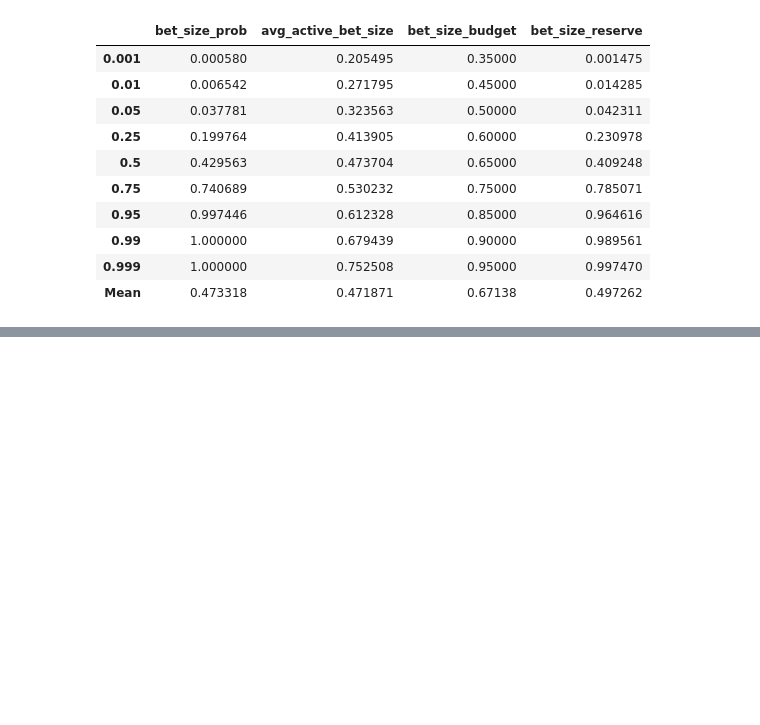
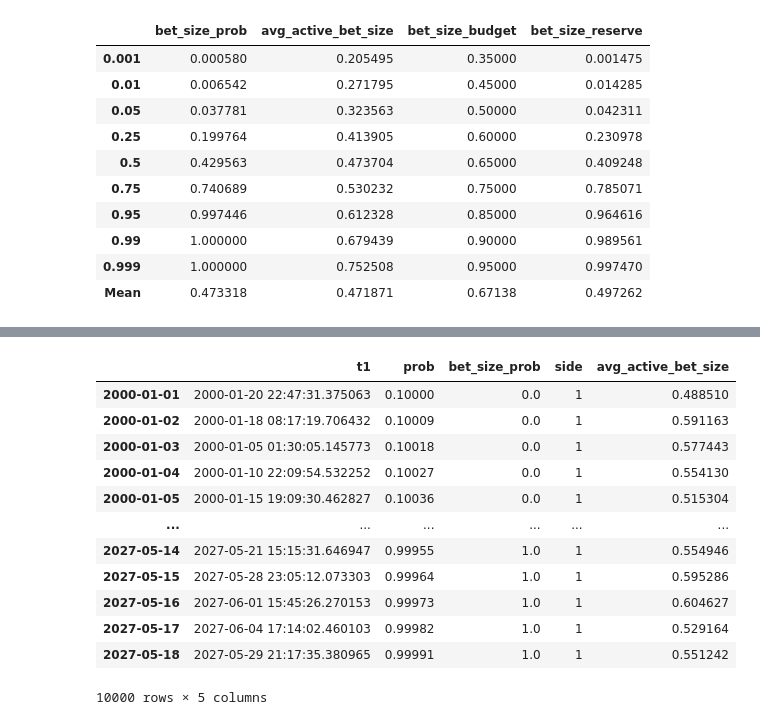
Before and after one commit to Tommylee1013/FinancialMachineLearning, a Jupyter notebook: Notes/Machine Learning Modeling/Betting_size.ipynb, the cells around one changed output, grey strips where cells are left out. Cells and saved outputs as stored; diff of their text form; code cells hidden in the pictures; blank space fills up the shorter version.

```diff
--- a/Notes/Machine Learning Modeling/Betting_size.ipynb
+++ b/Notes/Machine Learning Modeling/Betting_size.ipynb
@@ -242,0 +306,16 @@ Quantiles of the bet size values as calculated in the previous exercises:
+# %%
+events_10_5
+# %% [output]
+|  | t1 | prob | bet_size_prob | side | avg_active_bet_size |
+| 2000-01-01 | 2000-01-20 22:47:31.375063 | 0.10000 | 0.0 | 1 | 0.488510 |
+| 2000-01-02 | 2000-01-18 08:17:19.706432 | 0.10009 | 0.0 | 1 | 0.591163 |
+| 2000-01-03 | 2000-01-05 01:30:05.145773 | 0.10018 | 0.0 | 1 | 0.577443 |
+| 2000-01-04 | 2000-01-10 22:09:54.532252 | 0.10027 | 0.0 | 1 | 0.554130 |
+| 2000-01-05 | 2000-01-15 19:09:30.462827 | 0.10036 | 0.0 | 1 | 0.515304 |
+| ... | ... | ... | ... | ... | ... |
+| 2027-05-14 | 2027-05-21 15:15:31.646947 | 0.99955 | 1.0 | 1 | 0.554946 |
+| 2027-05-15 | 2027-05-28 23:05:12.073303 | 0.99964 | 1.0 | 1 | 0.595286 |
+| 2027-05-16 | 2027-06-01 15:45:26.270153 | 0.99973 | 1.0 | 1 | 0.604627 |
+| 2027-05-17 | 2027-06-04 17:14:02.460103 | 0.99982 | 1.0 | 1 | 0.529164 |
+| 2027-05-18 | 2027-05-29 21:17:35.380965 | 0.99991 | 1.0 | 1 | 0.551242 |
+10000 rows × 5 columns
```
Also changed, not shown: parts of 3 cells of this notebook, 1 other file.
